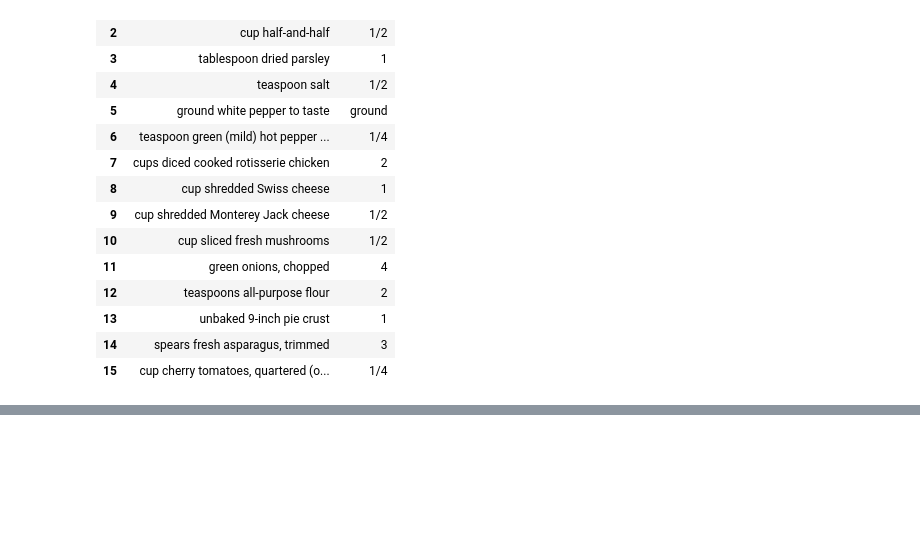
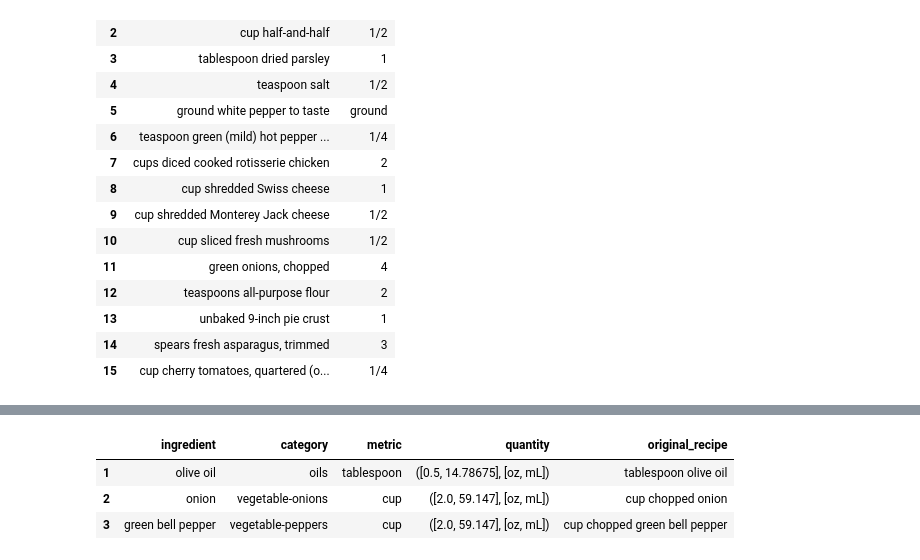
Before and after one commit to kstan1616/recipe_aggregator, a Jupyter notebook: recipe_app/jupyter_notebooks/Standardize_Ingredient_List.ipynb, the cells around one changed output, grey strips where cells are left out. Saved outputs shown, nothing was run; the diff lists cells and outputs as text; code cells hidden in the pictures; blank space fills up the shorter version.

```diff
--- a/recipe_app/jupyter_notebooks/Standardize_Ingredient_List.ipynb
+++ b/recipe_app/jupyter_notebooks/Standardize_Ingredient_List.ipynb
@@ -343,0 +886,2 @@ df
+# %%
+y = get_ingredients()
@@ -343,0 +892,2 @@ df
+# %%
+hey = y.dataframe(x.final_df[1:4])
@@ -343,0 +906,7 @@ df
+# %%
+hey
+# %% [output]
+|  | ingredient | category | metric | quantity | original_recipe |
+| 1 | olive oil | oils | tablespoon | ([0.5, 14.78675], [oz, mL]) | tablespoon olive oil |
+| 2 | onion | vegetable-onions | cup | ([2.0, 59.147], [oz, mL]) | cup chopped onion |
+| 3 | green bell pepper | vegetable-peppers | cup | ([2.0, 59.147], [oz, mL]) | cup chopped green bell pepper |
```
Also changed, not shown: parts of 12 cells of this notebook, 7 other files.
